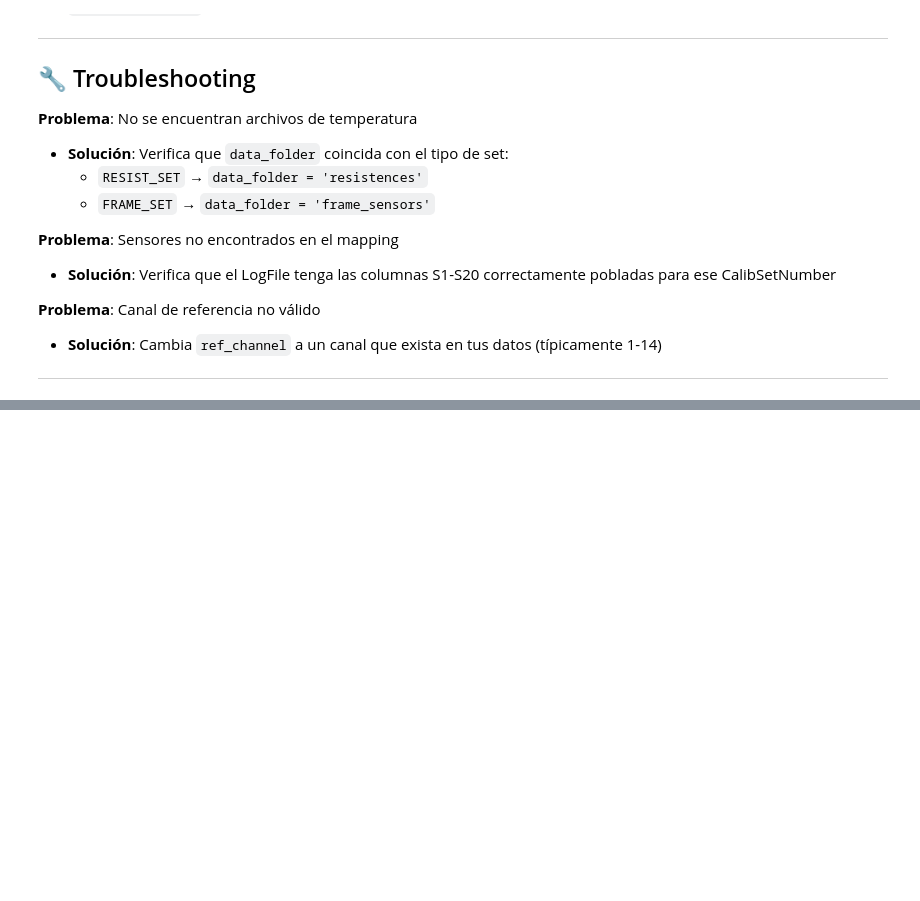
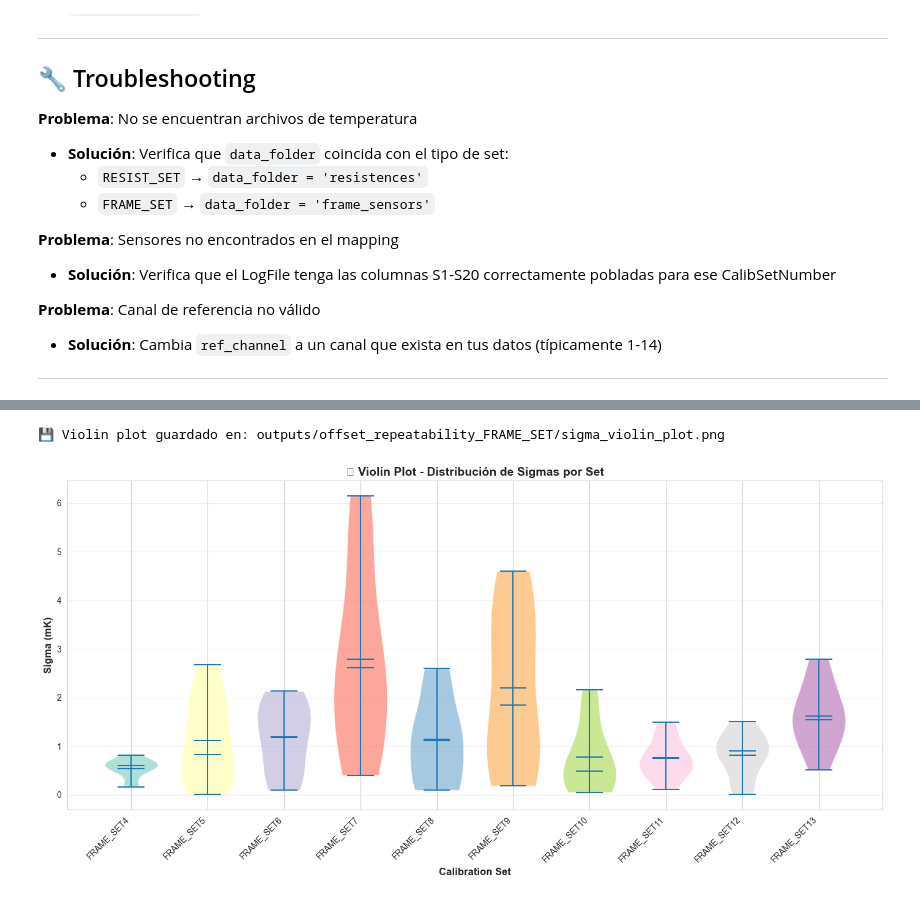
Before and after one commit to garpol/rtd-calibration-ana, a Jupyter notebook: RTD_Calibration_VGP/notebooks/SET_STS_BUENO.ipynb, the cells around one changed output, grey strips where cells are left out. Saved outputs shown, nothing was run; the diff lists cells and outputs as text; code cells hidden in the pictures; blank space fills up the shorter version.

```diff
--- a/RTD_Calibration_VGP/notebooks/SET_STS_BUENO.ipynb
+++ b/RTD_Calibration_VGP/notebooks/SET_STS_BUENO.ipynb
@@ -288,0 +561,39 @@ El procesamiento habrá creado los siguientes archivos en `outputs/offset_repeat
+# %%
+# ═══════════════════════════════════════════════════════════════
+# 📊 PLOT 5 - Violin plots (distribución completa por set)
+# ═══════════════════════════════════════════════════════════════
+
+fig, ax = plt.subplots(figsize=(14, 7))
+
+# Crear violin plot
+parts = ax.violinplot(
+    [df_sigmas[df_sigmas['Set'] == s]['Sigma'].values for s in df_sigmas['Set'].unique()],
+    positions=range(len(df_sigmas['Set'].unique())),
+    showmeans=True,
+    showmedians=True,
+    widths=0.7
+)
+
+# Colorear violines
+for i, pc in enumerate(parts['bodies']):
+    pc.set_facecolor(plt.cm.Set3(i))
+    pc.set_alpha(0.7)
+
+# Configurar ejes
+ax.set_xticks(range(len(df_sigmas['Set'].unique())))
+ax.set_xticklabels(df_sigmas['Set'].unique(), rotation=45, ha='right')
+ax.set_xlabel('Calibration Set', fontsize=12, fontweight='bold')
+ax.set_ylabel('Sigma (mK)', fontsize=12, fontweight='bold')
+ax.set_title('🎻 Violin Plot - Distribución de Sigmas por Set', fontsize=14, fontweight='bold')
+ax.grid(True, alpha=0.3, axis='y')
+
+plt.tight_layout()
+
+# Guardar
+violin_path = Path(save_dir) / 'sigma_violin_plot.png'
+plt.savefig(violin_path, dpi=300, bbox_inches='tight')
+print(f"💾 Violin plot guardado en: {violin_path}")
+plt.show()
+# %% [output]
+💾 Violin plot guardado en: outputs/offset_repeatability_FRAME_SET/sigma_violin_plot.png
+[figure, added]
```
Also changed, not shown: parts of 10 cells of this notebook, 2 other files.
